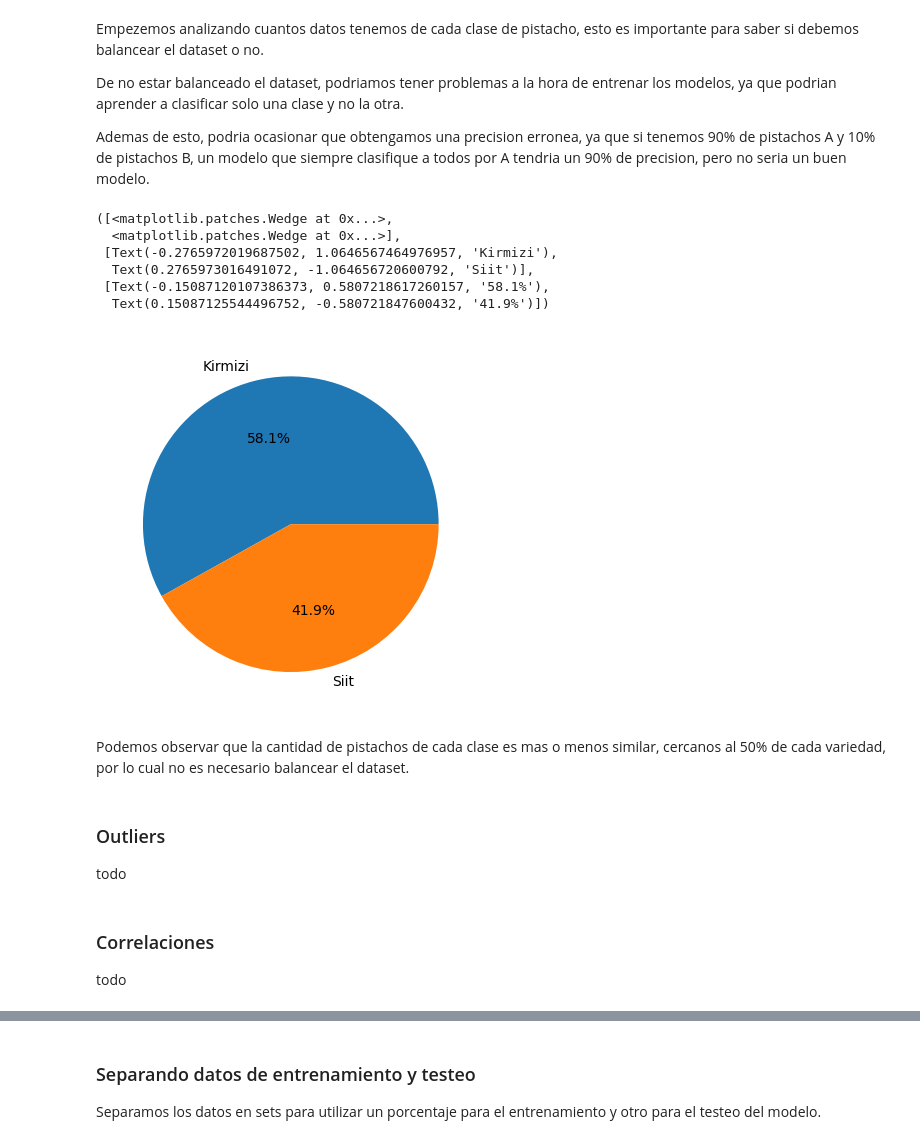
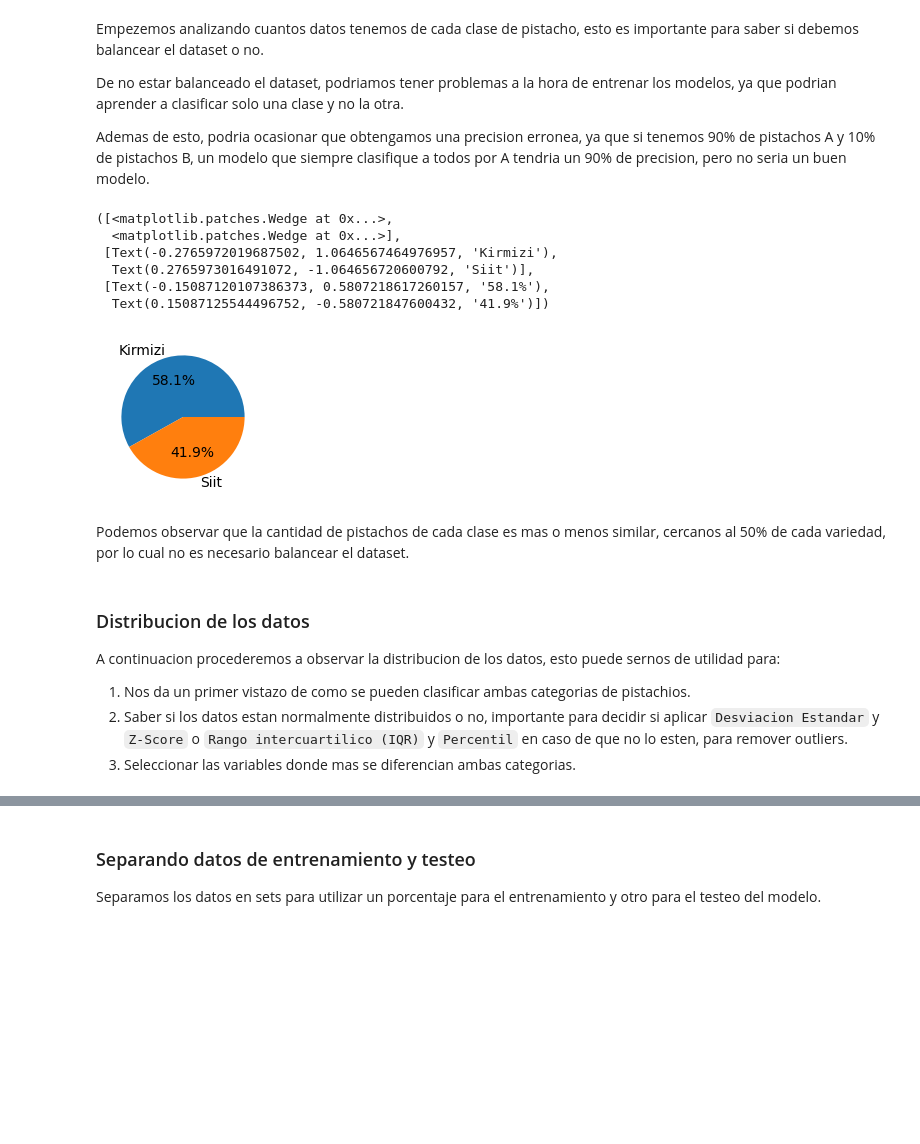
Before and after one commit to LimaBD/math3-unsam, a Jupyter notebook: PDP/pistachio_clasificacion.ipynb, the cells around one changed output, grey strips where cells are left out. Drawn from its saved outputs; the diff is of its cells as text; code cells hidden in the pictures; blank space fills up the shorter version.

```diff
--- a/PDP/pistachio_clasificacion.ipynb
+++ b/PDP/pistachio_clasificacion.ipynb
@@ -81,22 +95,19 @@ De no estar balanceado el dataset, podriamos tener problemas a la hora de entren
 
 Ademas de esto, podria ocasionar que obtengamos una precision erronea, ya que si tenemos 90% de pistachos A y 10% de pistachos B, un modelo que siempre clasifique a todos por A tendria un 90% de precision, pero no seria un buen modelo.
 # %%
+plt.figure(figsize = (2, 2))
 plt.pie(
     dataset['Class'].value_counts(),
     labels=['Kirmizi', 'Siit'],
     autopct='%1.1f%%',
     )
 # %% [output]
 ([<matplotlib.patches.Wedge at 0x...>,
   <matplotlib.patches.Wedge at 0x...>],
  [Text(-0.2765972019687502, 1.0646567464976957, 'Kirmizi'),
   Text(0.2765973016491072, -1.064656720600792, 'Siit')],
  [Text(-0.15087120107386373, 0.5807218617260157, '58.1%'),
   Text(0.15087125544496752, -0.580721847600432, '41.9%')])
-[figure, old version]
+[figure, new version]
 # %% [markdown]
 Podemos observar que la cantidad de pistachos de cada clase es mas o menos similar, cercanos al 50% de cada variedad, por lo cual no es necesario balancear el dataset.
-# %% [markdown]
-### Outliers
-
-todo
@@ -105,4 +114,7 @@ todo
-# %% [markdown]
-### Correlaciones
-
-todo
+# %% [markdown]
+### Distribucion de los datos
+
+A continuacion procederemos a observar la distribucion de los datos, esto puede sernos de utilidad para:
+1. Nos da un primer vistazo de como se pueden clasificar ambas categorias de pistachios.
+1. Saber si los datos estan normalmente distribuidos o no, importante para decidir si aplicar `Desviacion Estandar` y `Z-Score` o `Rango intercuartilico (IQR)` y `Percentil` en caso de que no lo esten, para remover outliers.
+1. Seleccionar las variables donde mas se diferencian ambas categorias.
```
Also changed, not shown: parts of 116 cells of this notebook, 3 other files.
